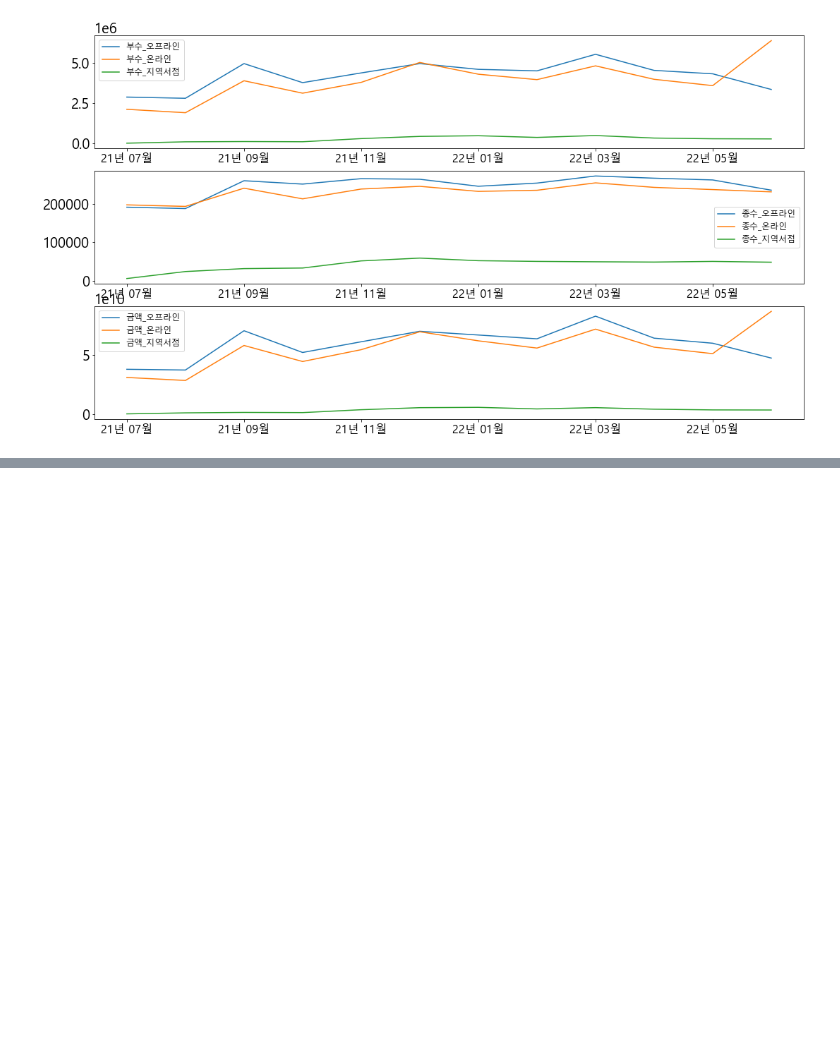
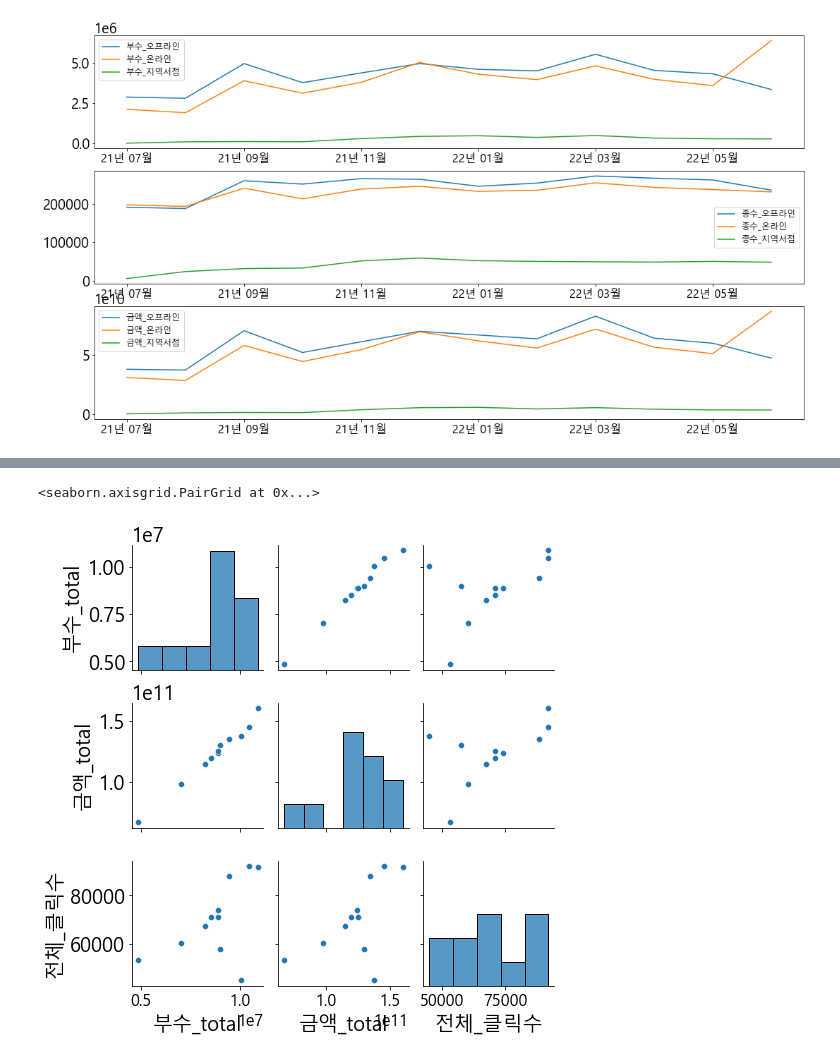
Before and after one commit to blueberrysmoooothie/programing_Practice, a Jupyter notebook: bigdata/shopping_total.ipynb, the cells around one changed output, grey strips where cells are left out. Drawn from its saved outputs; the diff is of its cells as text; code cells hidden in the pictures; blank space fills up the shorter version.

```diff
--- a/bigdata/shopping_total.ipynb
+++ b/bigdata/shopping_total.ipynb
@@ -243,0 +318,6 @@ total_report.filter(like = '금액').plot(ax = ax)
+# %%
+import seaborn as sns
+sns.pairplot(corr_df)
+# %% [output]
+<seaborn.axisgrid.PairGrid at 0x...>
+[figure, added]
```
Also changed, not shown: parts of 7 cells of this notebook.
